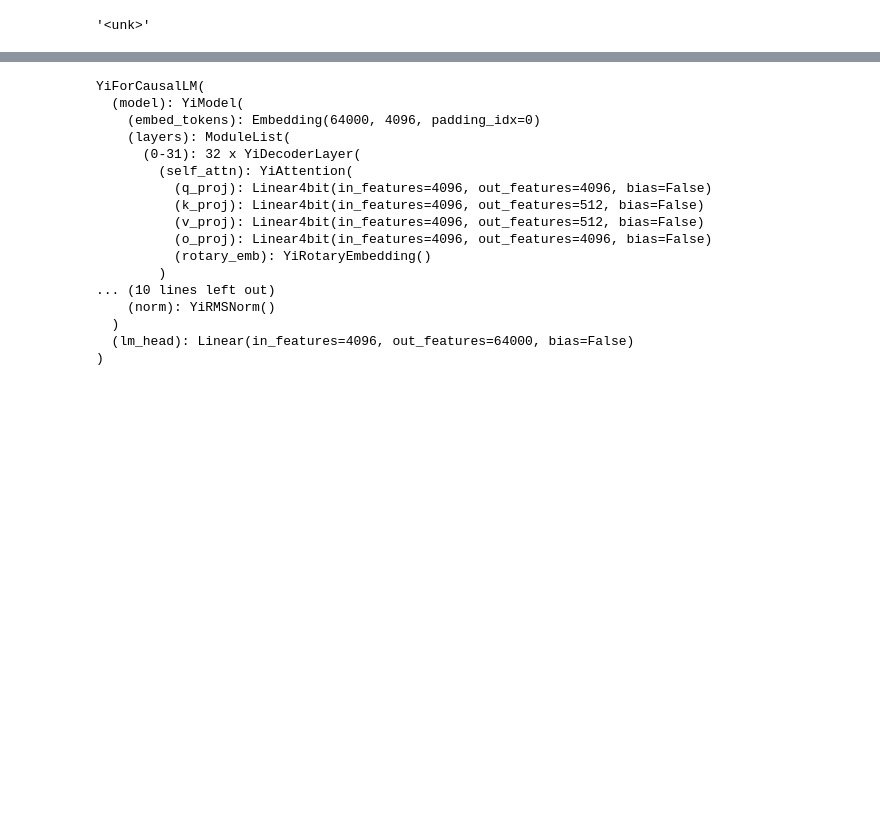
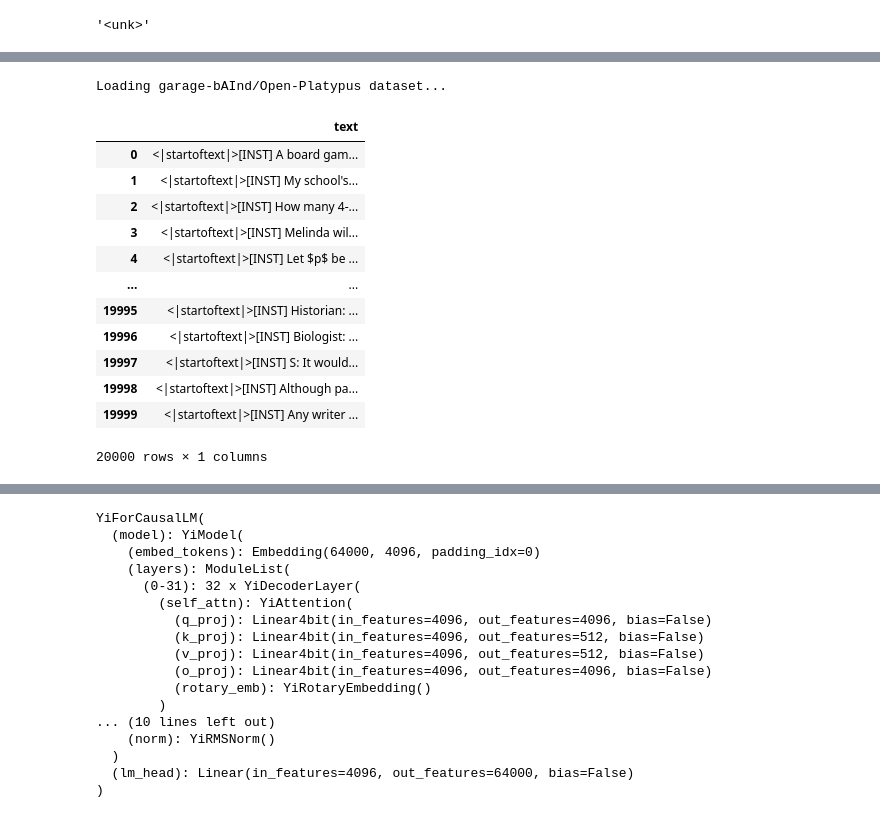
Before and after one commit to daniel-furman/sft-demos, a Jupyter notebook: src/sft/yi/sft_Yi_6B_Instruct_v0_1_peft.ipynb, the cells around one changed output, grey strips where cells are left out. Drawn from its saved outputs; the diff is of its cells as text; code cells hidden in the pictures; blank space fills up the shorter version.

```diff
--- a/src/sft/yi/sft_Yi_6B_Instruct_v0_1_peft.ipynb
+++ b/src/sft/yi/sft_Yi_6B_Instruct_v0_1_peft.ipynb
@@ -126 +138,36 @@ Dataset({
+# %%
+# grab first 20000 rows of platypus in an instruction format
+
+dataset_name = "garage-bAInd/Open-Platypus"
+print(f"\nLoading {dataset_name} dataset...")
+dataset_platypus = load_dataset(dataset_name, split="train", streaming=True)
+
+dataset_platypus = dataset_platypus.take(20000)
+texts = []
+
+for row in dataset_platypus:
+    messages_keep = []
+    messages_keep.append({"role": "user", "content": row["instruction"]})
+    messages_keep.append({"role": "assistant", "content": row["output"]})
+    text = tokenizer.apply_chat_template(messages_keep, tokenize=False, add_generation_prompt=False)
+    texts.append(text)
+
+pandas_dataset_platypus = pd.DataFrame([texts]).T
+pandas_dataset_platypus.columns = ["text"]
+pandas_dataset_platypus
+# %% [output]
+Loading garage-bAInd/Open-Platypus dataset...
+|  | text |
+| 0 | <|startoftext|>[INST] A board gam... |
+| 1 | <|startoftext|>[INST] My school's... |
+| 2 | <|startoftext|>[INST] How many 4-... |
+| 3 | <|startoftext|>[INST] Melinda wil... |
+| 4 | <|startoftext|>[INST] Let $p$ be ... |
+| ... | ... |
+| 19995 | <|startoftext|>[INST] Historian: ... |
+| 19996 | <|startoftext|>[INST] Biologist: ... |
+| 19997 | <|startoftext|>[INST] S: It would... |
+| 19998 | <|startoftext|>[INST] Although pa... |
+| 19999 | <|startoftext|>[INST] Any writer ... |
+20000 rows × 1 columns
 # %%
```
Also changed, not shown: parts of 50 cells of this notebook, 1 other file.
